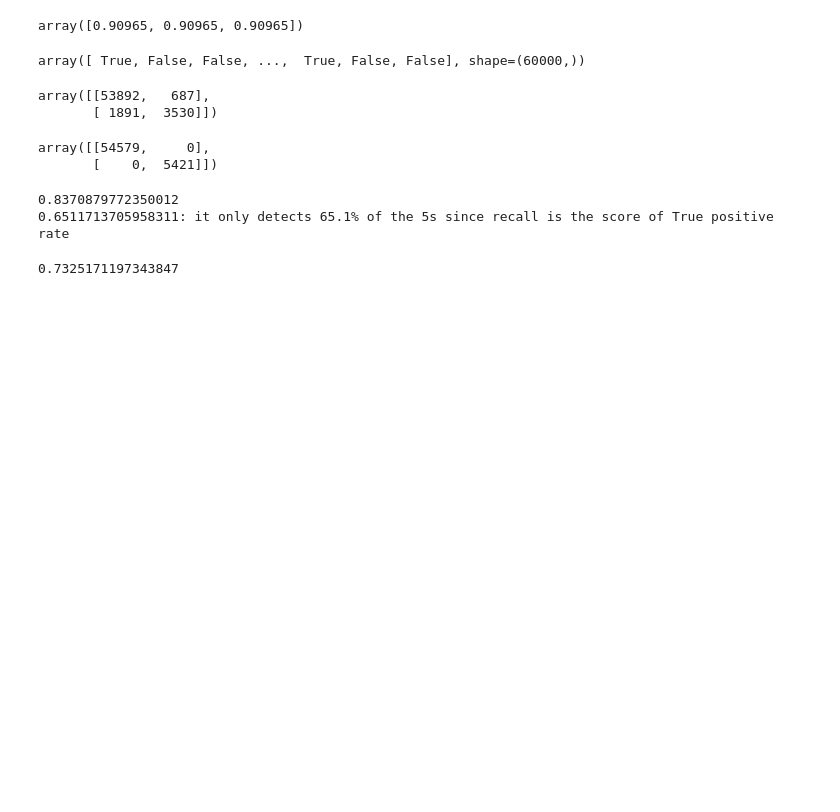
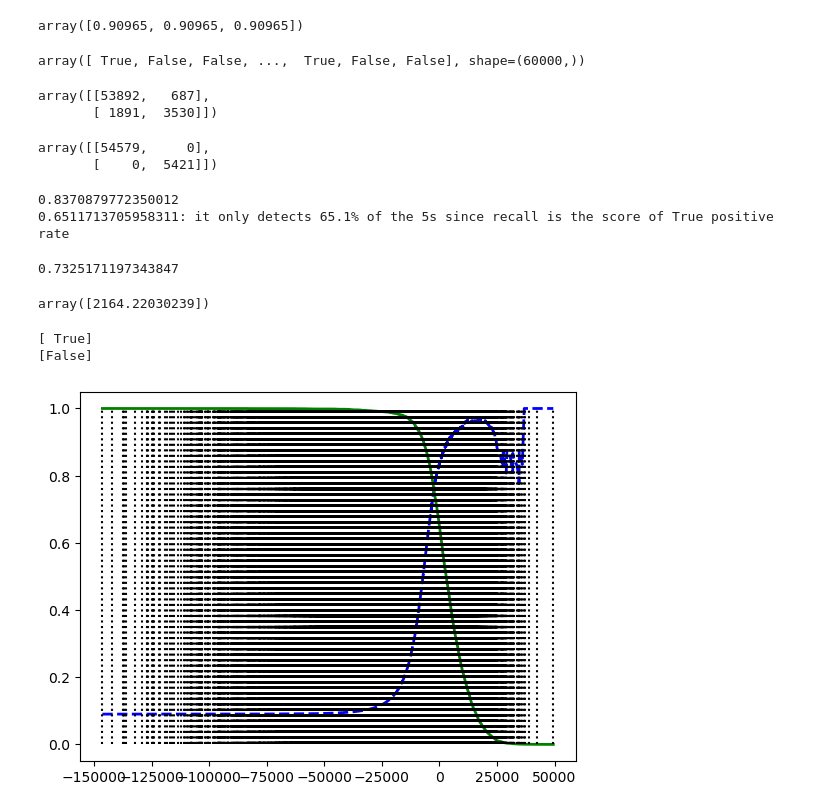
Before and after one commit to leozim/machine_learning.2025, a Jupyter notebook: cap_03_classification/mnist_data_set_classification.ipynb, the cells around one changed output. Saved outputs shown, nothing was run; the diff lists cells and outputs as text; code cells hidden in the pictures; blank space fills up the shorter version.

```diff
--- a/cap_03_classification/mnist_data_set_classification.ipynb
+++ b/cap_03_classification/mnist_data_set_classification.ipynb
@@ -117,3 +117,34 @@ from sklearn.metrics import  f1_score
 print(f1_score(y_train_5, y_train_pred))
 # %% [output]
 0.7325171197343847
+# %%
+#The precision/recall trade-off is conversely, lowering the threshold increases recall and reduces precision
+# Scikit-learn dos not let you set the threshold directly, but it does give accesss to the decisions scores
+# that it uses tomake predictions.
+y_scores = sgd_clf.decision_function([some_digit])
+y_scores
+# %% [output]
+array([2164.22030239])
+# %%
+# confirms that raising the threshold decreases recall
+threshold = 0
+print(y_scores > threshold)
+threshold = 3000
+print(y_scores > threshold)
+# %% [output]
+[ True]
+[False]
+# %%
+# How do you decide which threshold to use ?
+# by use cross_val_predict() to scores all instances in the training set by return decision scores with decision_function
+y_scores = cross_val_predict(sgd_clf, X_train, y_train_5, cv=3, method="decision_function")
+# %%
+from sklearn.metrics import precision_recall_curve
+precisions, recalls, thresholds = precision_recall_curve(y_train_5, y_scores)
+# %%
+plt.plot(thresholds, precisions[:-1], "b--", label="Precision", linewidth=2)
+plt.plot(thresholds, recalls[:-1], "g-", label="Recall", linewidth=2)
+plt.vlines(threshold, 0, 1.0, "k", "dotted", label="threshold")
+plt.show()
+# %% [output]
+[figure, added]
```
Also changed, not shown: parts of 21 cells of this notebook.
